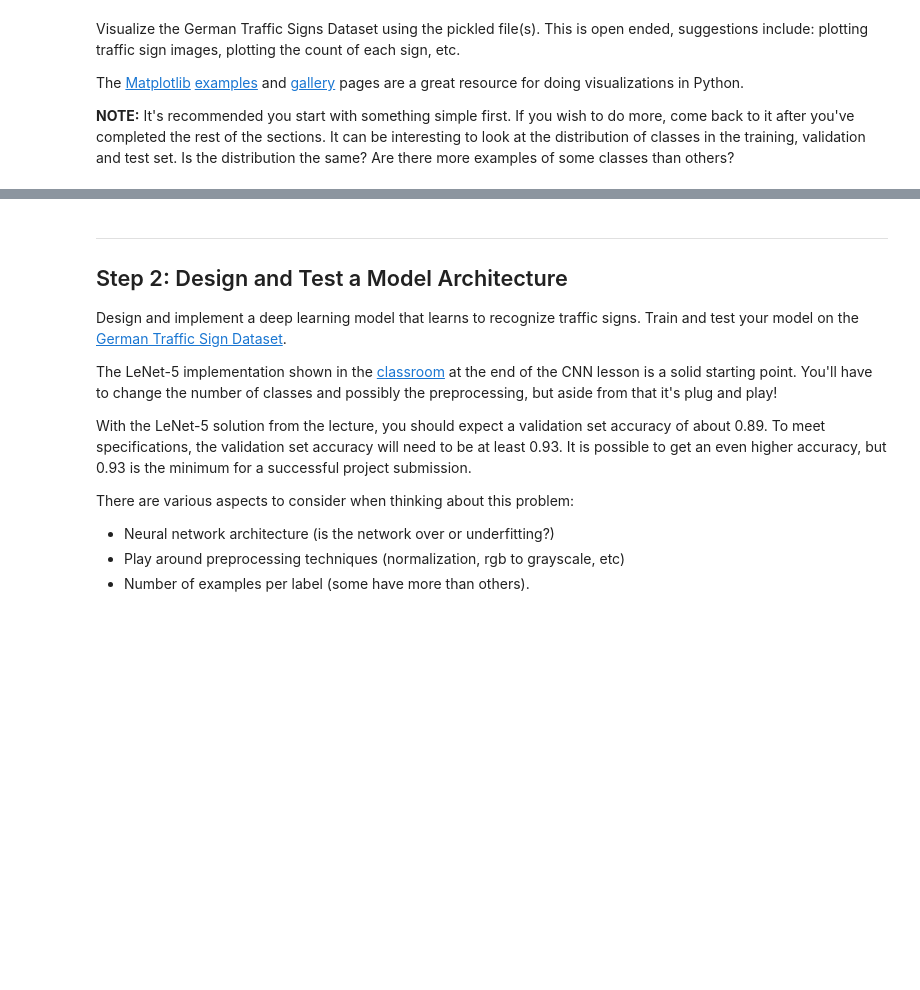
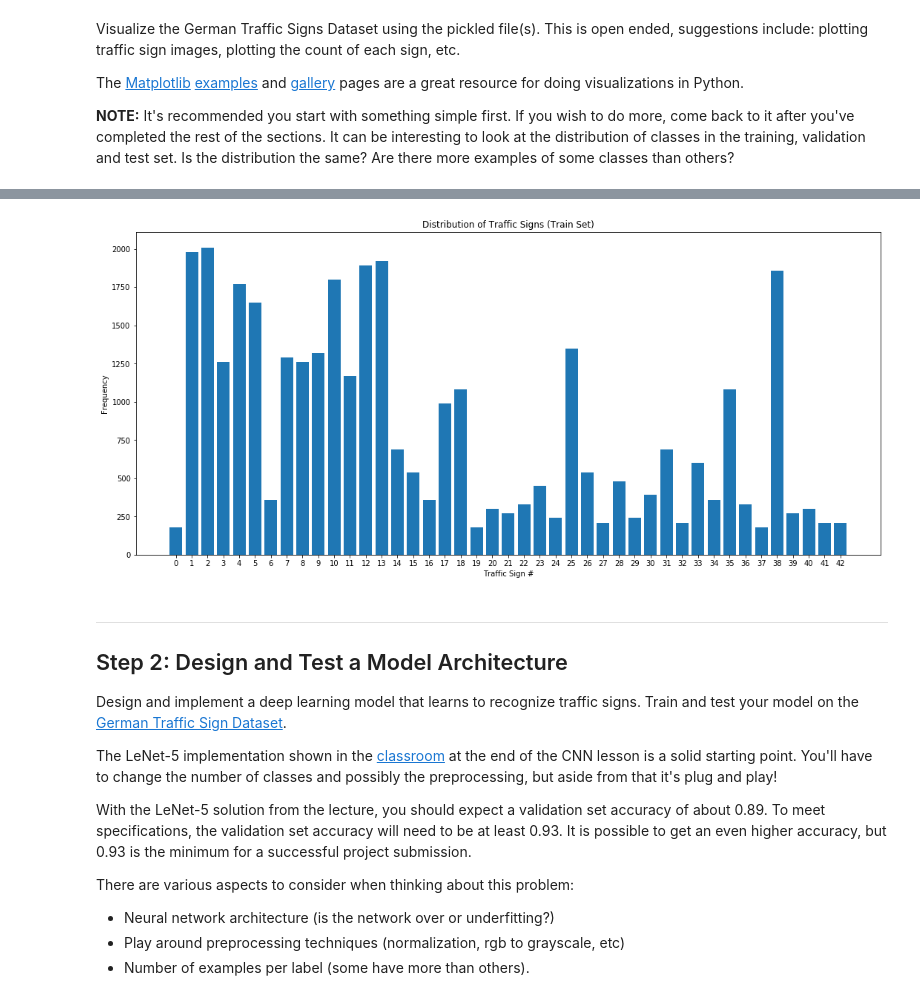
Before and after one commit to TrunksLegendary/Udacity-SDCE-CarND-Traffic-Sign-Classifier-Project, a Jupyter notebook: Udacity-SDCE-CarND-Traffic-Sign-Classifier-Project.ipynb, the cells around one changed output, grey strips where cells are left out. Drawn from its saved outputs; the diff is of its cells as text; code cells hidden in the pictures; blank space fills up the shorter version.

```diff
--- a/Udacity-SDCE-CarND-Traffic-Sign-Classifier-Project.ipynb
+++ b/Udacity-SDCE-CarND-Traffic-Sign-Classifier-Project.ipynb
@@ -147,0 +126,12 @@ def plot_dist(y_data):
+# %%
+# Plot the histogram of traffic sign counts
+unique_val, unique_count = np.unique(y_train, return_counts = True)
+plt.figure(figsize=(18, 8))
+plt.bar(unique_val, unique_count)
+plt.title("Distribution of Traffic Signs (Train Set)")
+plt.xlabel("Traffic Sign #")
+plt.ylabel("Frequency")
+plt.xticks(np.arange(min(y_train), max(y_train) + 1, 1))
+plt.show()
+# %% [output]
+[figure, added]
```
Also changed, not shown: parts of 35 cells of this notebook, 13 other files.
